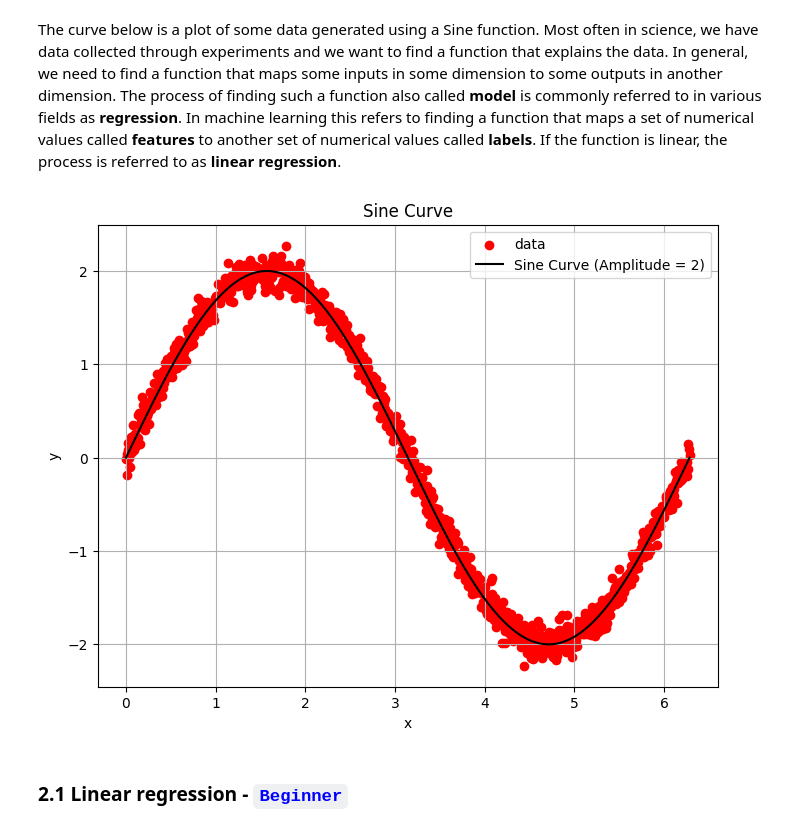
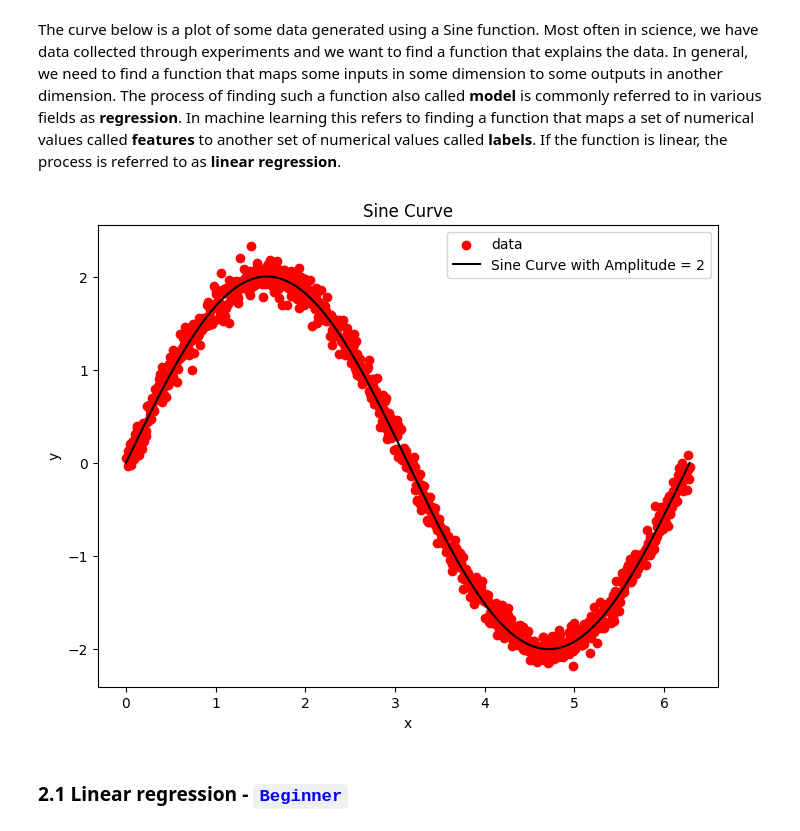
Before and after one commit to deep-learning-indaba/indaba-pracs-2023, a Jupyter notebook: practicals/Intro_ML_English_Prac.ipynb, the cells around one changed output. Drawn from its saved outputs; the diff is of its cells as text; code cells hidden in the pictures.

```diff
--- a/practicals/Intro_ML_English_Prac.ipynb
+++ b/practicals/Intro_ML_English_Prac.ipynb
@@ -239,23 +217,23 @@ Before we build our digit classifier, we need to first grab some key ML concepts
 The curve below is a plot of some data generated using a Sine function. Most often in science, we have data collected through experiments and we want to find a function that explains the data. In general, we need to find a function that maps some inputs in some dimension to some outputs in another dimension.
 The process of finding such a function also called **model** is commonly referred to in various fields as **regression**. In machine learning this refers to finding a function that maps a set of numerical values called **features** to another set of numerical values called **labels**.  If the function is linear, the process is referred to as **linear regression**.
 # %%
-# @title Helper code (Sine curve)
+# @title Helper code to plot a Sine curve
 amplitude = 2
-x = np.linspace(0, 2*np.pi, 1000)  # Generate x values from 0 to 2*pi
+x = np.linspace(0, 2*np.pi, 1000)
 y = amplitude*np.sin(x) + np.random.randn(1000)*0.1   # Calculate y values using the sine function
 yfit = amplitude*np.sin(x)
 
 plt.figure(figsize=(8, 6))
 plt.scatter(x, y, label="data", color='red')
-plt.plot(x, yfit, label=f'Sine Curve (Amplitude = {amplitude})', color='black')
+plt.plot(x, yfit, label=f'Sine Curve with Amplitude = {amplitude}', color='black')
 plt.title('Sine Curve')
 plt.xlabel('x')
 plt.ylabel('y')
 plt.legend()
-plt.grid()
+# plt.grid()
 plt.show()
 # %% [output]
-[figure, old version]
+[figure, new version]
 # %% [markdown]
 ### 2.1 Linear regression - <font color='blue'>`Beginner`</font>
 # %% [markdown]
```
Also changed, not shown: parts of 6 cells of this notebook, 2 other files.
